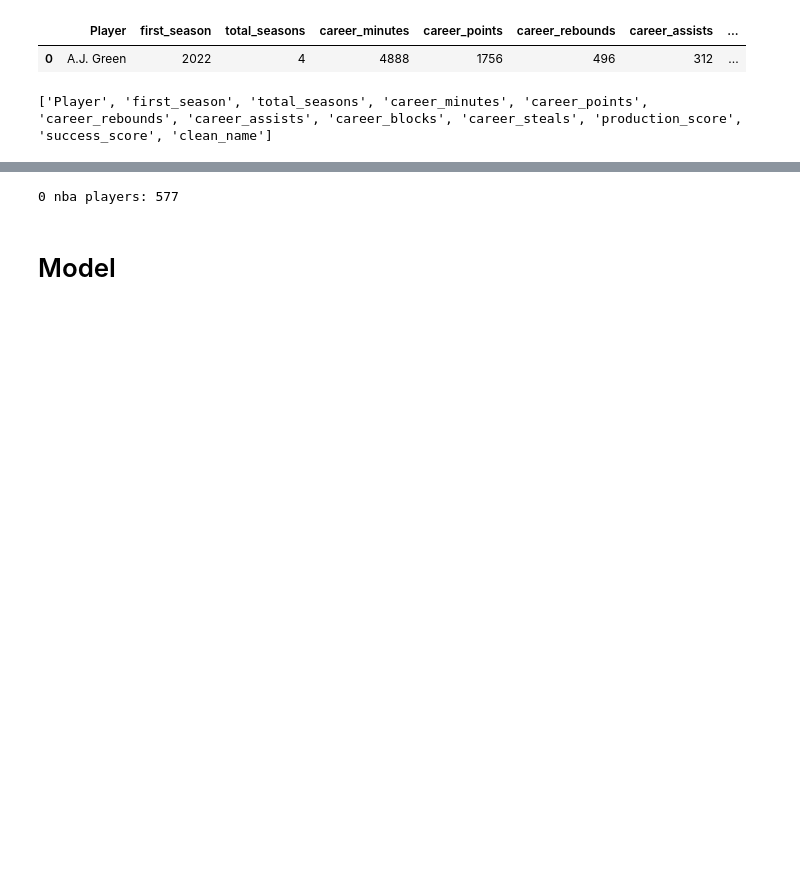
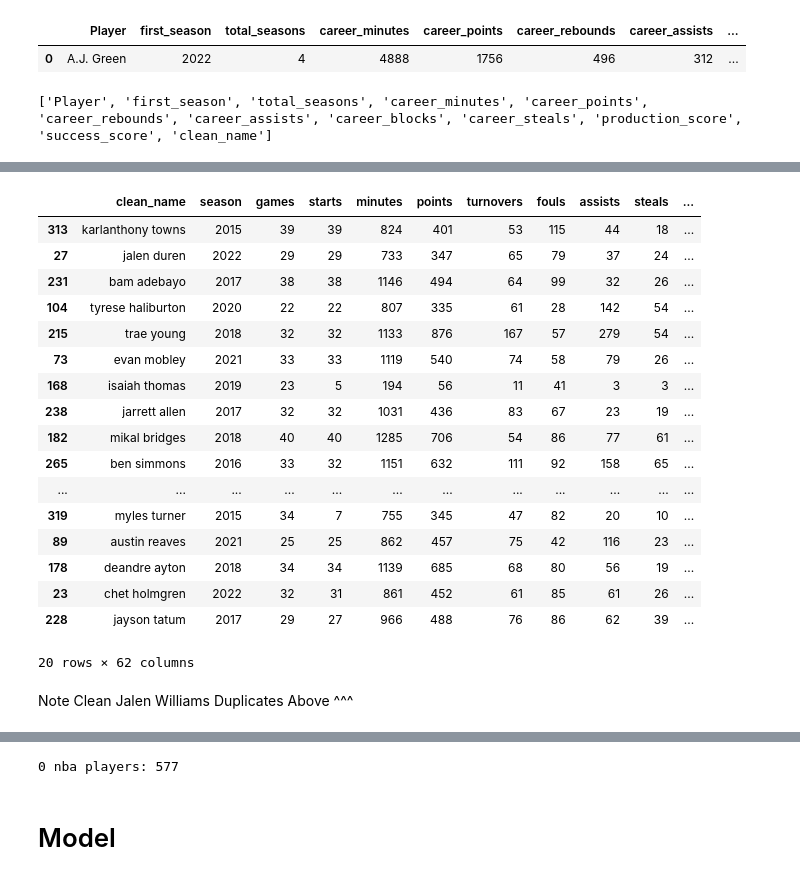
Before and after one commit to Jeremy-Thompson33/NBA_Prospect_Evaluator, a Jupyter notebook: datacollection.ipynb, the cells around one changed output, grey strips where cells are left out. Saved outputs shown, nothing was run; the diff lists cells and outputs as text; code cells hidden in the pictures; blank space fills up the shorter version.

```diff
--- a/datacollection.ipynb
+++ b/datacollection.ipynb
@@ -538 +817,24 @@ memory usage: 252.6 KB
+# %%
+merged.sort_values("avg_WS_seasons_2_4", ascending = False).head(20)
+# %% [output]
+|  | clean_name | season | games | starts | minutes | points | turnovers | fouls | assists | steals | ... |
+| 313 | karlanthony towns | 2015 | 39 | 39 | 824 | 401 | 53 | 115 | 44 | 18 | ... |
+| 27 | jalen duren | 2022 | 29 | 29 | 733 | 347 | 65 | 79 | 37 | 24 | ... |
+| 231 | bam adebayo | 2017 | 38 | 38 | 1146 | 494 | 64 | 99 | 32 | 26 | ... |
+| 104 | tyrese haliburton | 2020 | 22 | 22 | 807 | 335 | 61 | 28 | 142 | 54 | ... |
+| 215 | trae young | 2018 | 32 | 32 | 1133 | 876 | 167 | 57 | 279 | 54 | ... |
+| 73 | evan mobley | 2021 | 33 | 33 | 1119 | 540 | 74 | 58 | 79 | 26 | ... |
+| 168 | isaiah thomas | 2019 | 23 | 5 | 194 | 56 | 11 | 41 | 3 | 3 | ... |
+| 238 | jarrett allen | 2017 | 32 | 32 | 1031 | 436 | 83 | 67 | 23 | 19 | ... |
+| 182 | mikal bridges | 2018 | 40 | 40 | 1285 | 706 | 54 | 86 | 77 | 61 | ... |
+| 265 | ben simmons | 2016 | 33 | 32 | 1151 | 632 | 111 | 92 | 158 | 65 | ... |
+| ... | ... | ... | ... | ... | ... | ... | ... | ... | ... | ... | ... |
+| 319 | myles turner | 2015 | 34 | 7 | 755 | 345 | 47 | 82 | 20 | 10 | ... |
+| 89 | austin reaves | 2021 | 25 | 25 | 862 | 457 | 75 | 42 | 116 | 23 | ... |
+| 178 | deandre ayton | 2018 | 34 | 34 | 1139 | 685 | 68 | 80 | 56 | 19 | ... |
+| 23 | chet holmgren | 2022 | 32 | 31 | 861 | 452 | 61 | 85 | 61 | 26 | ... |
+| 228 | jayson tatum | 2017 | 29 | 27 | 966 | 488 | 76 | 86 | 62 | 39 | ... |
+20 rows × 62 columns
+# %% [markdown]
+Note Clean Jalen Williams Duplicates Above ^^^
 # %%
```
Also changed, not shown: parts of 49 cells of this notebook, 1 other file.
